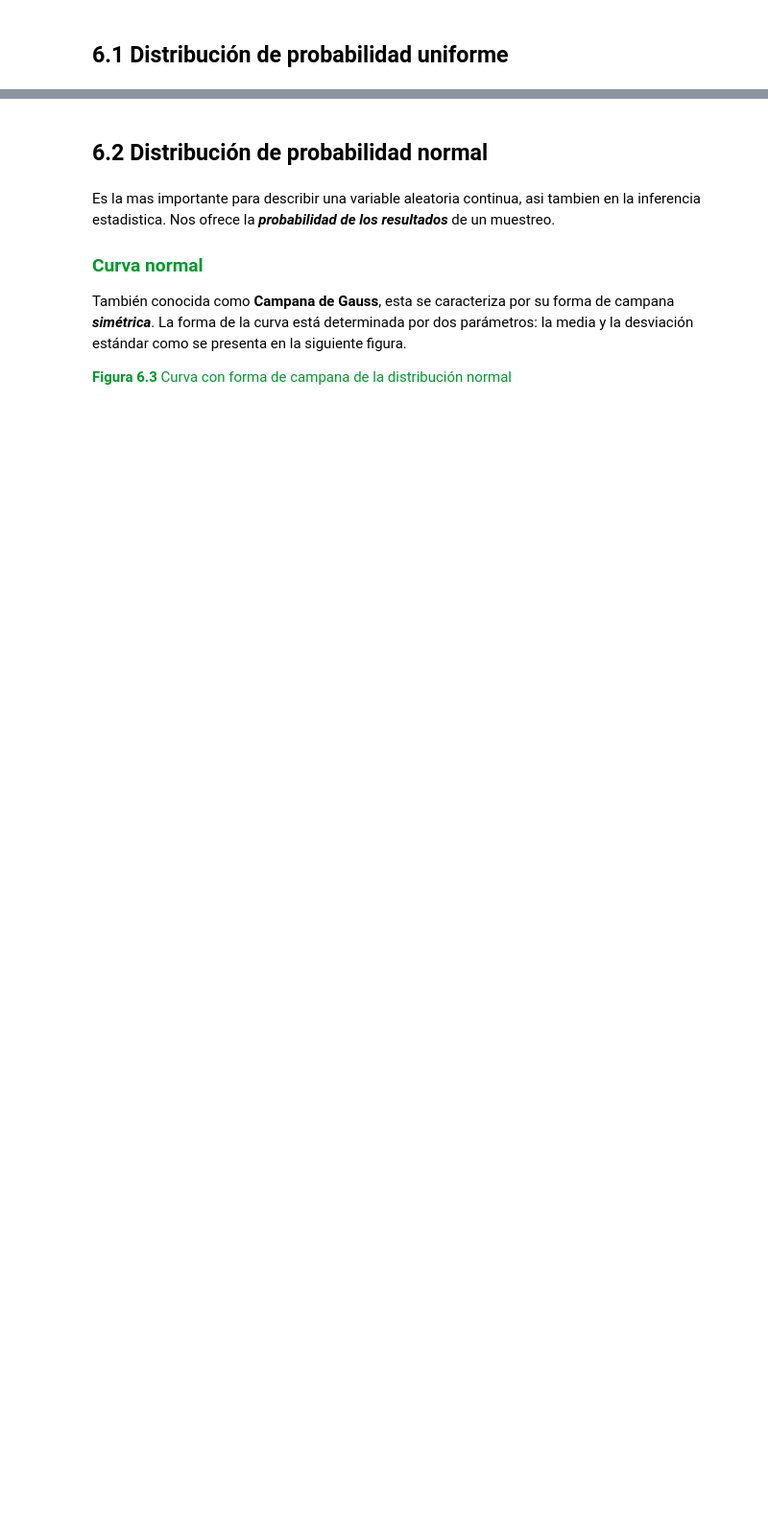
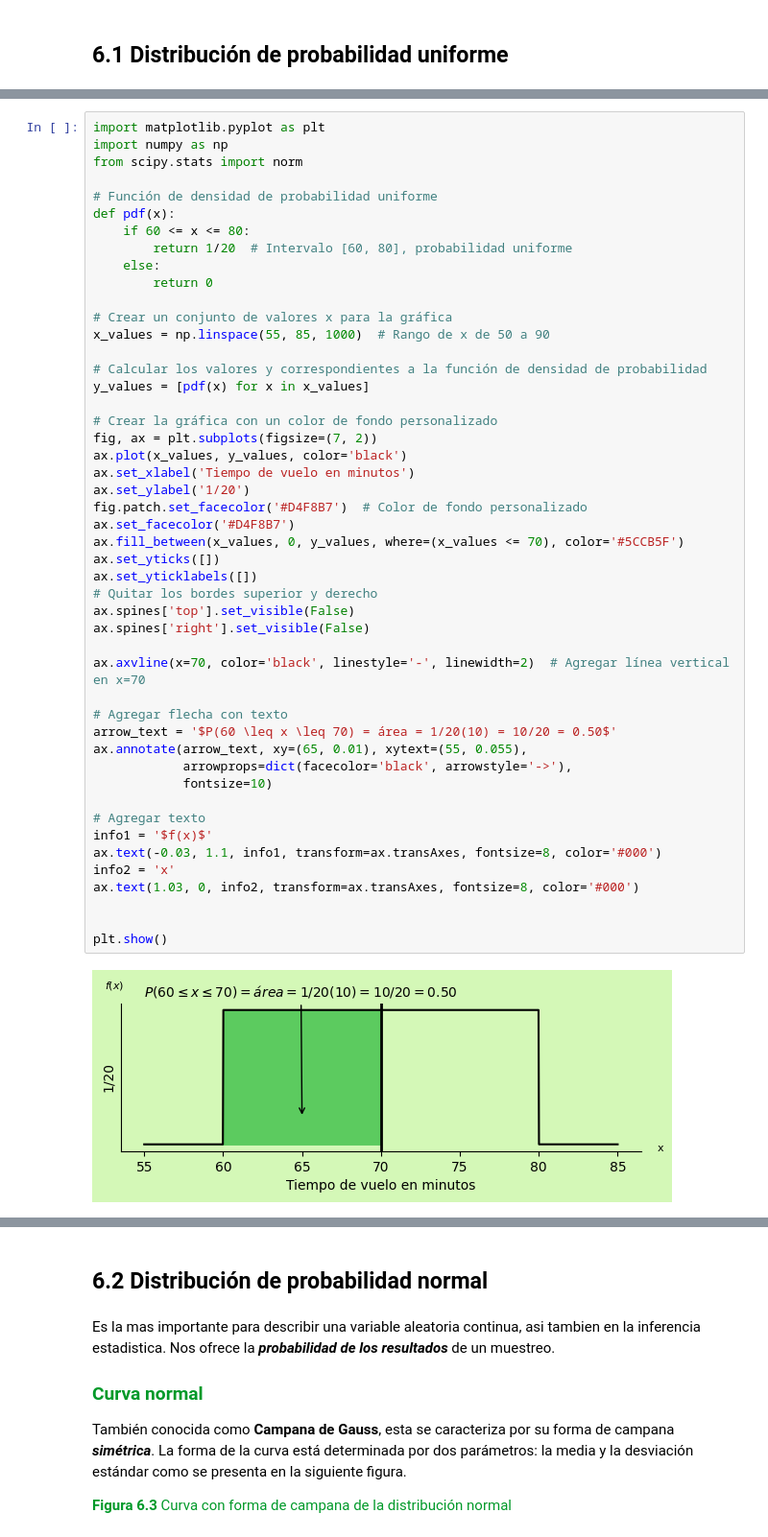
Before and after one commit to blastoise2207/Proyecto, a Jupyter notebook: docs/capitulo6.ipynb, the cells around one changed output, grey strips where cells are left out. Shown at 96% size. Cells and saved outputs as stored; diff of their text form; blank space fills up the shorter version.

```diff
--- a/docs/capitulo6.ipynb
+++ b/docs/capitulo6.ipynb
@@ -144,0 +263,50 @@
+# %%
+import matplotlib.pyplot as plt
+import numpy as np
+from scipy.stats import norm
+
+# Función de densidad de probabilidad uniforme
+def pdf(x):
+    if 60 <= x <= 80:
+        return 1/20  # Intervalo [60, 80], probabilidad uniforme
+    else:
+        return 0
+
+# Crear un conjunto de valores x para la gráfica
+x_values = np.linspace(55, 85, 1000)  # Rango de x de 50 a 90
+
+# Calcular los valores y correspondientes a la función de densidad de probabilidad
+y_values = [pdf(x) for x in x_values]
+
+# Crear la gráfica con un color de fondo personalizado
+fig, ax = plt.subplots(figsize=(7, 2))
+ax.plot(x_values, y_values, color='black')
+ax.set_xlabel('Tiempo de vuelo en minutos')
+ax.set_ylabel('1/20')
+fig.patch.set_facecolor('#D4F8B7')  # Color de fondo personalizado
+ax.set_facecolor('#D4F8B7')
+ax.fill_between(x_values, 0, y_values, where=(x_values <= 70), color='#5CCB5F')
+ax.set_yticks([])
+ax.set_yticklabels([])
+# Quitar los bordes superior y derecho
+ax.spines['top'].set_visible(False)
+ax.spines['right'].set_visible(False)
+
+ax.axvline(x=70, color='black', linestyle='-', linewidth=2)  # Agregar línea vertical en x=70
+
+# Agregar flecha con texto
+arrow_text = '$P(60 \leq x \leq 70) = área = 1/20(10) = 10/20 = 0.50$'
+ax.annotate(arrow_text, xy=(65, 0.01), xytext=(55, 0.055),
+            arrowprops=dict(facecolor='black', arrowstyle='->'),
+            fontsize=10)
+
+# Agregar texto
+info1 = '$f(x)$'
+ax.text(-0.03, 1.1, info1, transform=ax.transAxes, fontsize=8, color='#000')
+info2 = 'x'
+ax.text(1.03, 0, info2, transform=ax.transAxes, fontsize=8, color='#000')
+
+
+plt.show()
+# %% [output]
+[figure, added]
```
Also changed, not shown: parts of 6 cells of this notebook.
